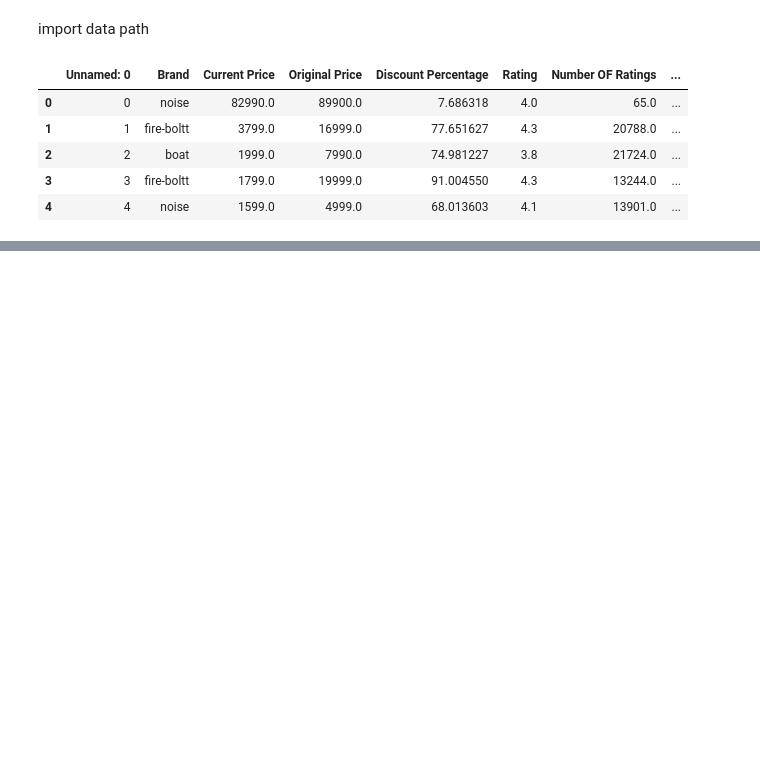
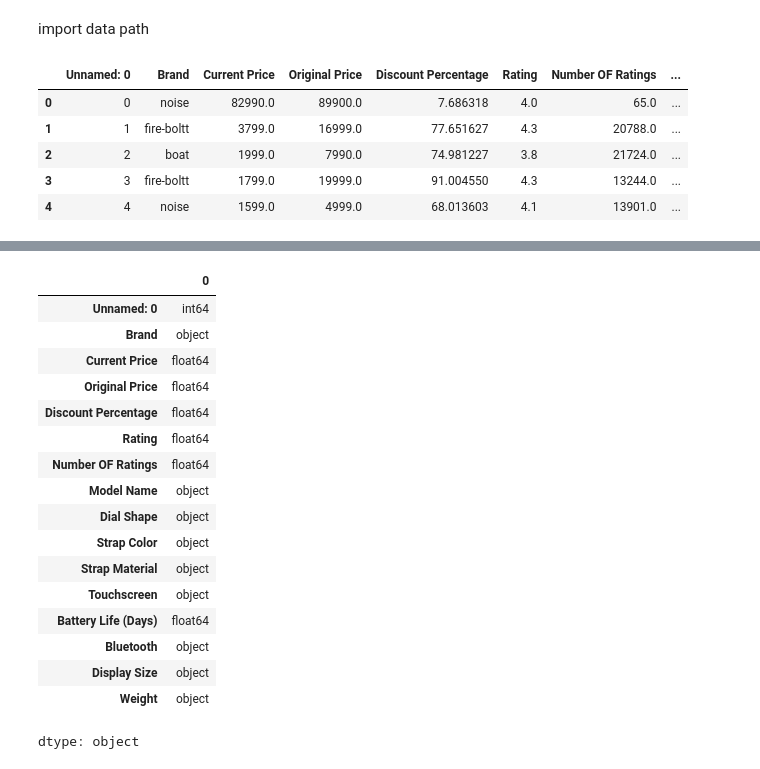
Before and after one commit to KulaniShobashi/watch_predication_collob, a Jupyter notebook: Watch_Prediction.ipynb, the cells around one changed output, grey strips where cells are left out. Drawn from its saved outputs; the diff is of its cells as text; code cells hidden in the pictures; blank space fills up the shorter version.

```diff
--- a/Watch_Prediction.ipynb
+++ b/Watch_Prediction.ipynb
@@ -19,0 +45,21 @@ df.head()
+# %%
+train_df.dtypes
+# %% [output]
+|  | 0 |
+| Unnamed: 0 | int64 |
+| Brand | object |
+| Current Price | float64 |
+| Original Price | float64 |
+| Discount Percentage | float64 |
+| Rating | float64 |
+| Number OF Ratings | float64 |
+| Model Name | object |
+| Dial Shape | object |
+| Strap Color | object |
+| Strap Material | object |
+| Touchscreen | object |
+| Battery Life (Days) | float64 |
+| Bluetooth | object |
+| Display Size | object |
+| Weight | object |
+dtype: object
```
Also changed, not shown: parts of 7 cells of this notebook.
